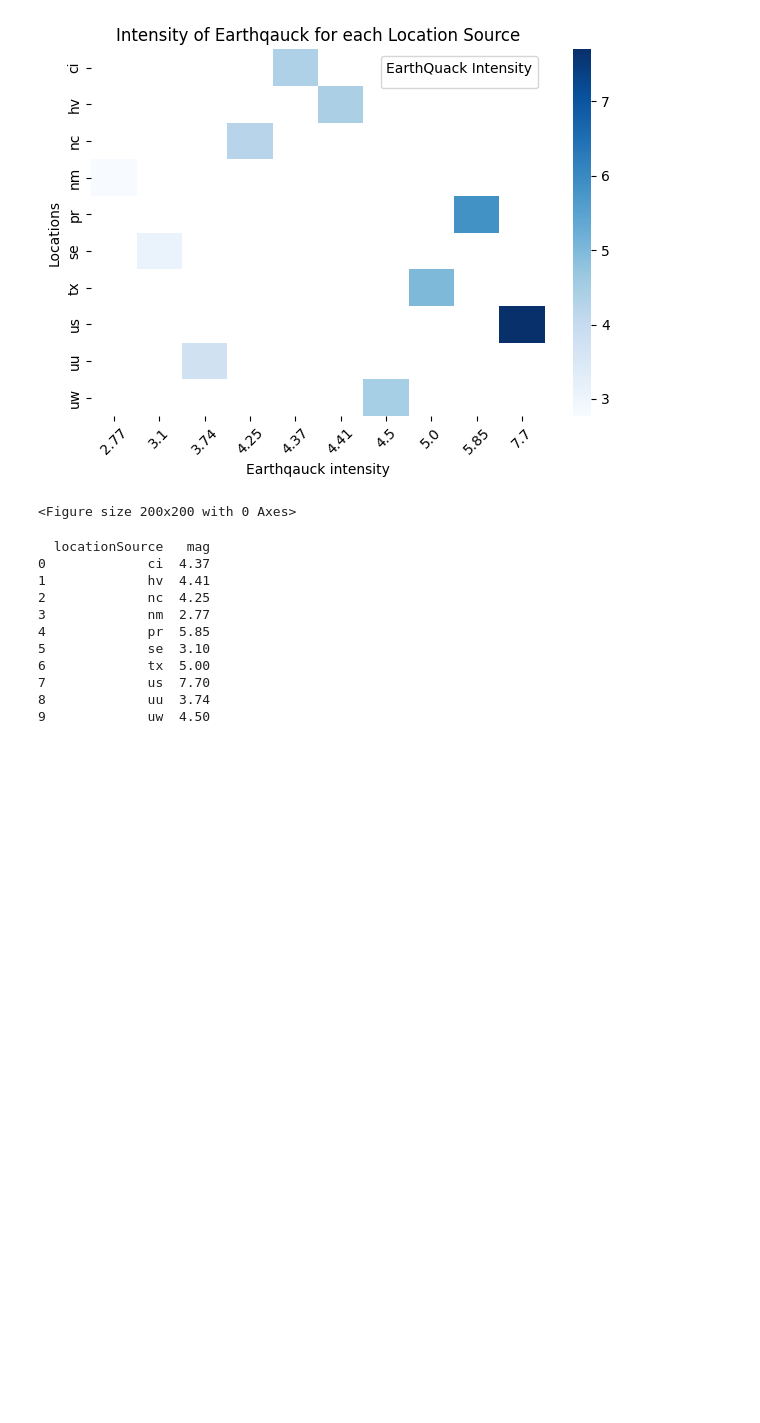
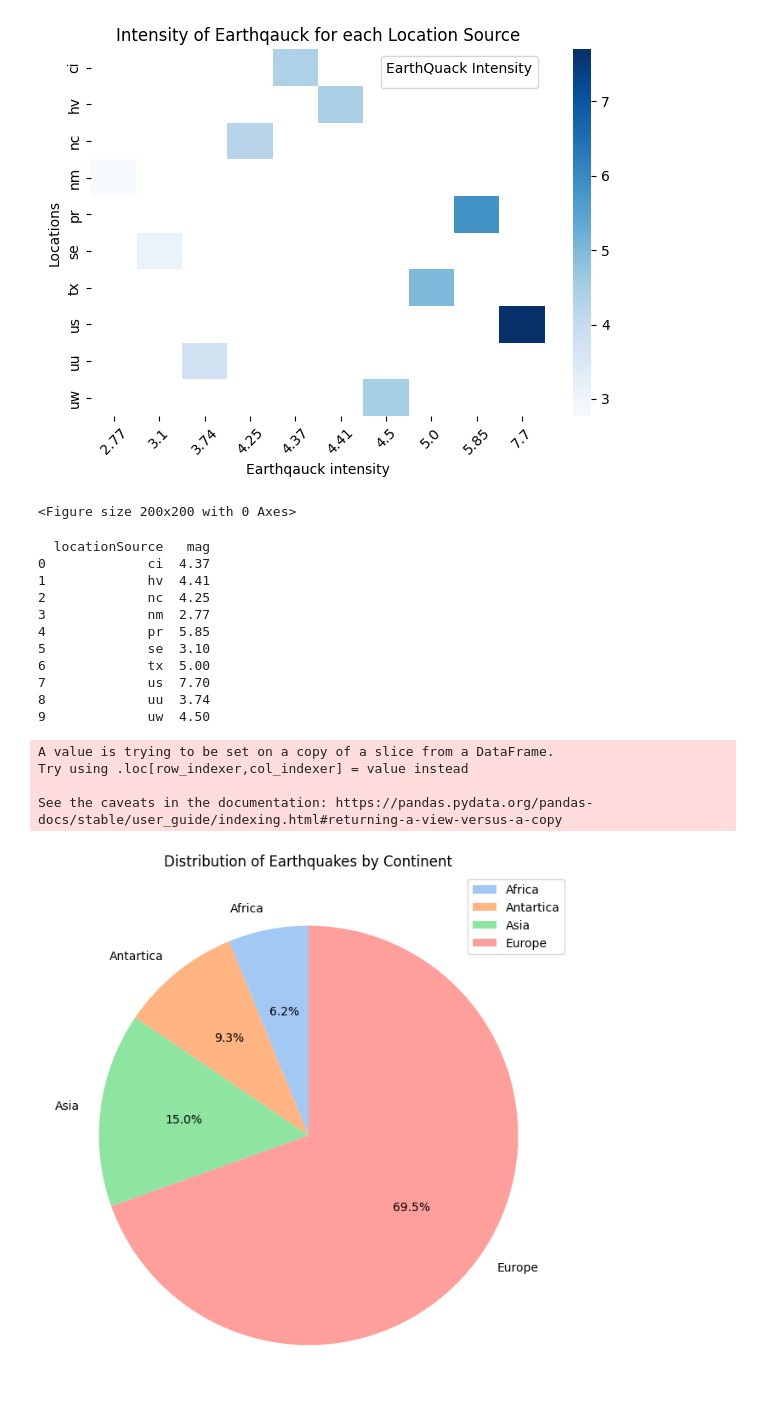
Before and after one commit to Shivamthakur7500/EarthQuack_EDA-project, a Jupyter notebook: project_lab.ipynb, the cells around one changed output. Drawn from its saved outputs; the diff is of its cells as text; code cells hidden in the pictures; blank space fills up the shorter version.

```diff
--- a/project_lab.ipynb
+++ b/project_lab.ipynb
@@ -411,3 +433,50 @@ No artists with labels found to put in legend.  Note that artists whose label st
 7             us  7.70
 8             uu  3.74
 9             uw  4.50
+# %%
+# prompt: how to divide the locations in continents on the basis of latitude and llongitude
+
+def assign_continent(latitude, longitude):
+    """Assigns a continent based on latitude and longitude."""
+
+    if -90 <= latitude <= 90 and -180 <= longitude <= 180:  # Basic validation
+        if latitude >= -35 and latitude <= 35 : # Approximate bounds for Africa
+            if longitude <= 50 and longitude >= -20:
+                return 'Africa'
+
+        # ... Add more continent checks similarly using latitude and longitude ranges
+        elif latitude >= 35: # Northen Hemisphere
+            if longitude <= 180 and longitude >= -180: # All longitude
+                if longitude <= 50:
+                  return 'Europe'
+                else:
+                  return 'Asia'
+
+        elif latitude <= -35:
+            return 'Antartica'
+        elif latitude >=-60 and latitude <=10:
+             if longitude >=-115.42:
+              return 'south America'
+        else:
+          return "Other"
+    else:
+        return 'Unknown' # Handle invalid coordinates
+
+
+df['continent'] = df.apply(lambda row: assign_continent(row['latitude'], row['longitude']), axis=1)
+# %% [output]
+A value is trying to be set on a copy of a slice from a DataFrame.
+Try using .loc[row_indexer,col_indexer] = value instead
+
+See the caveats in the documentation: https://pandas.pydata.org/pandas-docs/stable/user_guide/indexing.html#returning-a-view-versus-a-copy
+# %%
+continent_based=df.groupby('continent')['mag'].count()
+continent_based
+plt.figure(figsize=(8, 8))  # Adjust figure size as needed
+sns.set_palette("pastel")  # Optional: Set a color palette
+plt.pie(continent_based, labels=continent_based.index, autopct='%1.1f%%', startangle=90)
+plt.title('Distribution of Earthquakes by Continent')
+plt.legend()
+plt.show()
+# %% [output]
+[figure, added]
```
Also changed, not shown: parts of 6 cells of this notebook.
